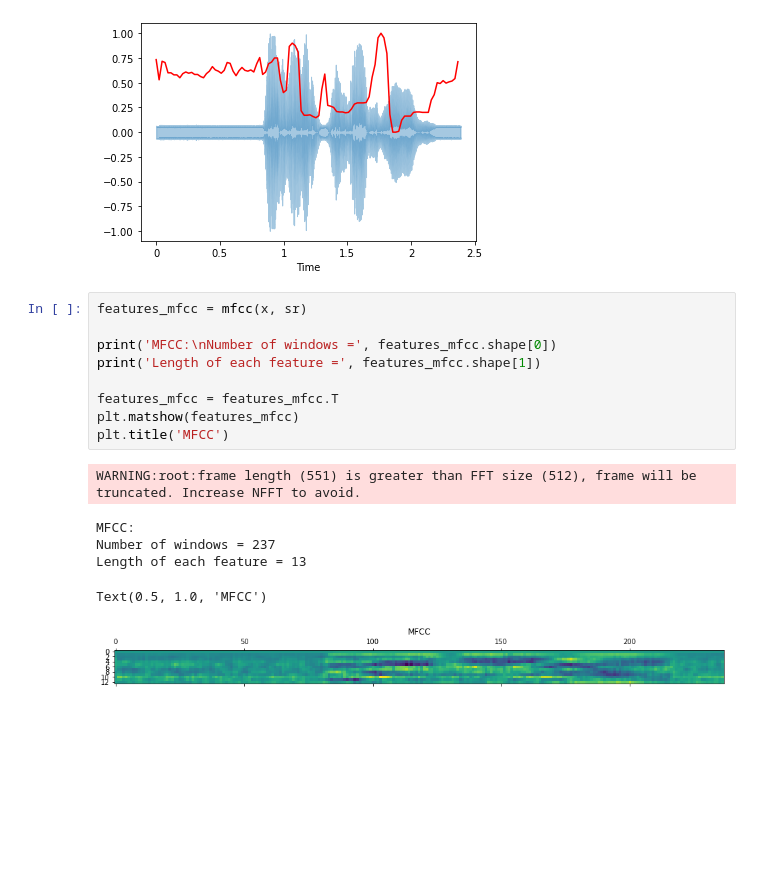
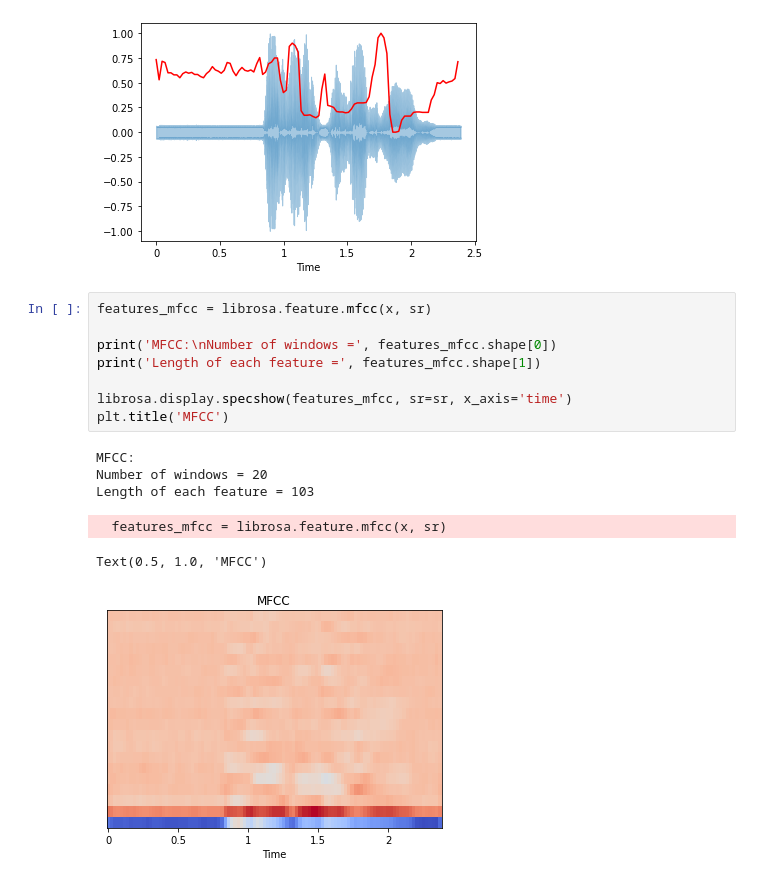
Before and after one commit to NyaaNyaa35/Tubes-Speech-Recognition, a Jupyter notebook: mfcc_extraction.ipynb, the cells around one changed output. Cells and saved outputs as stored; diff of their text form; blank space fills up the shorter version.

```diff
--- a/mfcc_extraction.ipynb
+++ b/mfcc_extraction.ipynb
@@ -93,18 +84,17 @@ plt.plot(t, normalize(spectral_rolloff), color='r')
 [<matplotlib.lines.Line2D at 0x...>]
 [figure]
 # %%
-features_mfcc = mfcc(x, sr)
+features_mfcc = librosa.feature.mfcc(x, sr)
 
 print('MFCC:\nNumber of windows =', features_mfcc.shape[0])
 print('Length of each feature =', features_mfcc.shape[1])
 
-features_mfcc = features_mfcc.T
-plt.matshow(features_mfcc)
+librosa.display.specshow(features_mfcc, sr=sr, x_axis='time')
 plt.title('MFCC')
 # %% [output]
-WARNING:root:frame length (551) is greater than FFT size (512), frame will be truncated. Increase NFFT to avoid.
+MFCC:
+Number of windows = 20
+Length of each feature = 103
-MFCC:
-Number of windows = 237
-Length of each feature = 13
+  features_mfcc = librosa.feature.mfcc(x, sr)
 Text(0.5, 1.0, 'MFCC')
-[figure, old version]
+[figure, new version]
```
Also changed, not shown: parts of 1 cell of this notebook, 2 other files.
